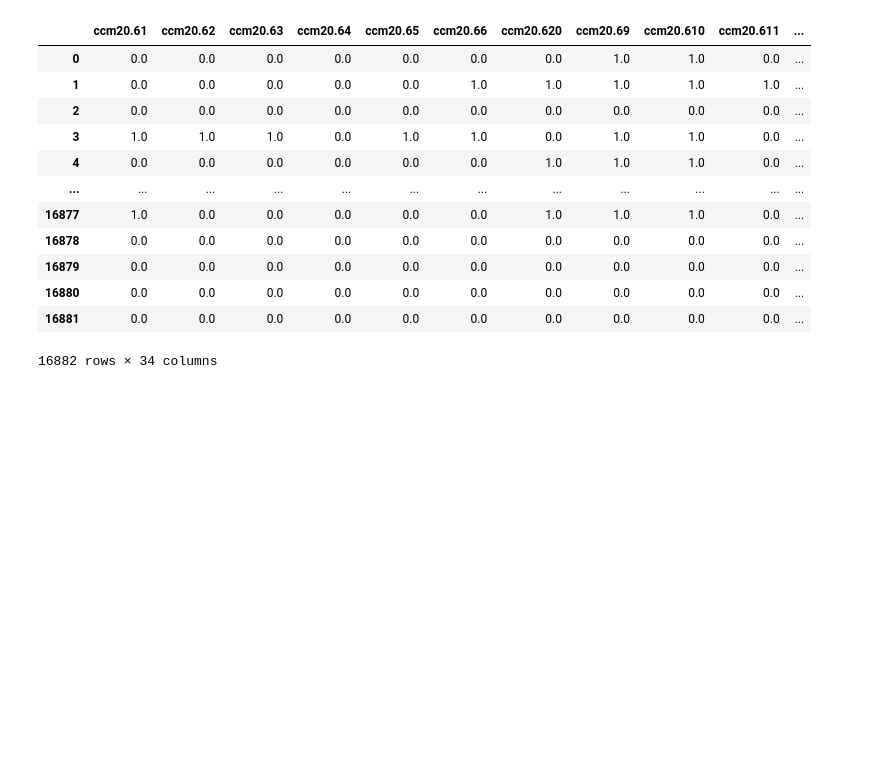
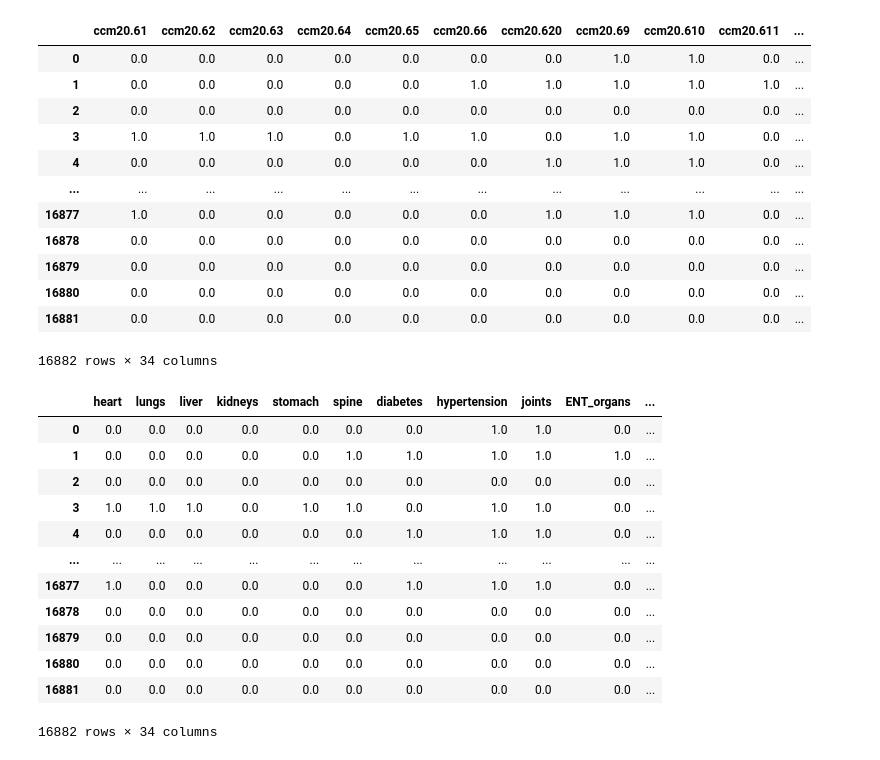
Before and after one commit to alexveider1/Econometrics-project, a Jupyter notebook: data_processing.ipynb, the cells around one changed output. Drawn from its saved outputs; the diff is of its cells as text; code cells hidden in the pictures; blank space fills up the shorter version.

```diff
--- a/data_processing.ipynb
+++ b/data_processing.ipynb
@@ -33,11 +33,7 @@ educ = ["cc_diplom"]
 
 control_vars = ["cc_age", "ccj13.2", "ccj72.172", "cch5", "status", "ccm20.7", "cc_marst", "ccl5.0", "ccj1", "ccm80.0", "ccm71", "ccm113a"]
 # %%
-full_pre_list = []
-full_pre_list.extend(outcome_vars)
-full_pre_list.extend(self_assessment_health)
-full_pre_list.extend(educ)
-full_pre_list.extend(control_vars)
+full_pre_list = outcome_vars + self_assessment_health + educ + control_vars
 full_pre_list
 # %% [output]
 ['ccm20.61',
@@ -116,3 +112,54 @@ dfw
 | 16880 | 0.0 | 0.0 | 0.0 | 0.0 | 0.0 | 0.0 | 0.0 | 0.0 | 0.0 | 0.0 | ... |
 | 16881 | 0.0 | 0.0 | 0.0 | 0.0 | 0.0 | 0.0 | 0.0 | 0.0 | 0.0 | 0.0 | ... |
 16882 rows × 34 columns
+# %%
+rename_dict = {
+ 'ccm20.61': 'heart',
+ 'ccm20.62': 'lungs',
+ 'ccm20.63': 'liver',
+ 'ccm20.64': 'kidneys',
+ 'ccm20.65': 'stomach',
+ 'ccm20.66': 'spine',
+ 'ccm20.620': 'diabetes',
+ 'ccm20.69': 'hypertension',
+ 'ccm20.610': 'joints',
+ 'ccm20.611': 'ENT_organs',
+ 'ccm20.612': 'neurology',
+ 'ccm20.613': 'eyes',
+ 'ccm20.615': 'allergy',
+ 'ccm20.616': 'veins',
+ 'ccm20.617': 'skin',
+ 'ccm20.618': 'oncology',
+ 'ccm20.614': 'gynecology',
+ 'ccm20.619': 'urine-reproductive_system',
+ 'ccm20.67': 'others',
+ 'cc_age': 'age',
+ 'ccj13.2': 'income',
+ 'ccj72.172': 'n_child',
+ 'cch5': 'sex',
+ 'status': 'type_area',
+ 'ccm20.7': 'invalid',
+ 'cc_marst': 'mar_st',
+ 'ccl5.0': 'visit_doctor',
+ 'ccj1': 'employment',
+ 'ccm80.0': 'alcohol',
+ 'ccm71': 'smoking',
+ 'ccm113a': 'phys_active'
+}
+# %%
+dfw = dfw.rename(columns=rename_dict)
+dfw
+# %% [output]
+|  | heart | lungs | liver | kidneys | stomach | spine | diabetes | hypertension | joints | ENT_organs | ... |
+| 0 | 0.0 | 0.0 | 0.0 | 0.0 | 0.0 | 0.0 | 0.0 | 1.0 | 1.0 | 0.0 | ... |
+| 1 | 0.0 | 0.0 | 0.0 | 0.0 | 0.0 | 1.0 | 1.0 | 1.0 | 1.0 | 1.0 | ... |
+| 2 | 0.0 | 0.0 | 0.0 | 0.0 | 0.0 | 0.0 | 0.0 | 0.0 | 0.0 | 0.0 | ... |
+| 3 | 1.0 | 1.0 | 1.0 | 0.0 | 1.0 | 1.0 | 0.0 | 1.0 | 1.0 | 0.0 | ... |
+| 4 | 0.0 | 0.0 | 0.0 | 0.0 | 0.0 | 0.0 | 1.0 | 1.0 | 1.0 | 0.0 | ... |
+| ... | ... | ... | ... | ... | ... | ... | ... | ... | ... | ... | ... |
+| 16877 | 1.0 | 0.0 | 0.0 | 0.0 | 0.0 | 0.0 | 1.0 | 1.0 | 1.0 | 0.0 | ... |
+| 16878 | 0.0 | 0.0 | 0.0 | 0.0 | 0.0 | 0.0 | 0.0 | 0.0 | 0.0 | 0.0 | ... |
+| 16879 | 0.0 | 0.0 | 0.0 | 0.0 | 0.0 | 0.0 | 0.0 | 0.0 | 0.0 | 0.0 | ... |
+| 16880 | 0.0 | 0.0 | 0.0 | 0.0 | 0.0 | 0.0 | 0.0 | 0.0 | 0.0 | 0.0 | ... |
+| 16881 | 0.0 | 0.0 | 0.0 | 0.0 | 0.0 | 0.0 | 0.0 | 0.0 | 0.0 | 0.0 | ... |
+16882 rows × 34 columns
```
